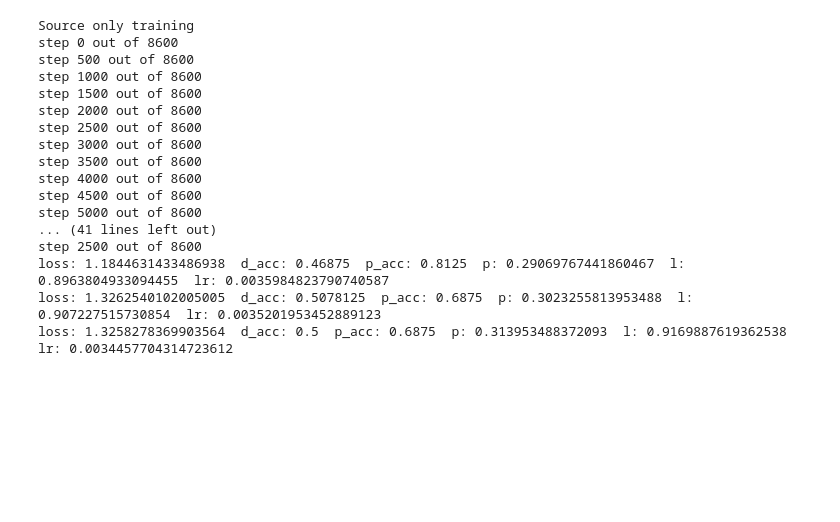
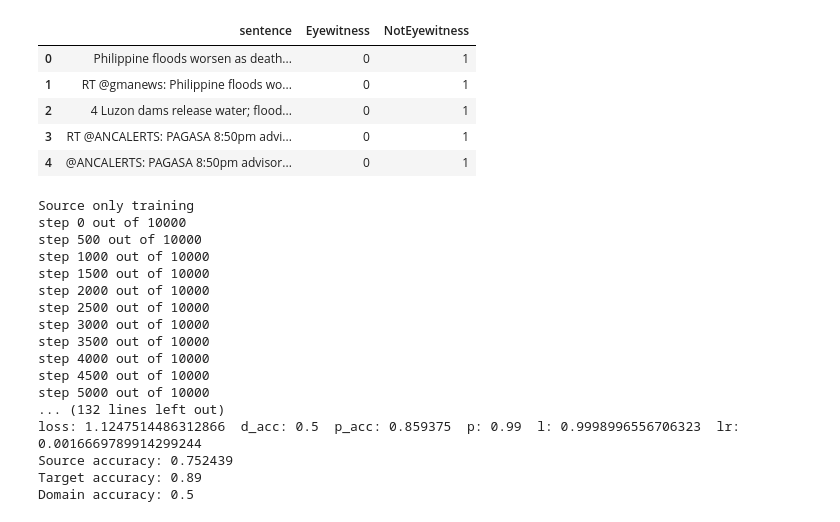
Before and after one commit to radusqrt/research, a Jupyter notebook: Eyewitness-DANN.ipynb, the cells around one changed output. Cells and saved outputs as stored; diff of their text form; code cells hidden in the pictures; blank space fills up the shorter version.

```diff
--- a/Eyewitness-DANN.ipynb
+++ b/Eyewitness-DANN.ipynb
@@ -40,6 +40,15 @@ source_labels = source_df[['Eyewitness', 'NotEyewitness']]
 
 target_examples = preprocess_text(target_df['sentence'])
 target_labels = target_df[['Eyewitness', 'NotEyewitness']]
+# %%
+source_df.head()
+# %% [output]
+|  | sentence | Eyewitness | NotEyewitness |
+| 0 | Philippine floods worsen as death... | 0 | 1 |
+| 1 | RT @gmanews: Philippine floods wo... | 0 | 1 |
+| 2 | 4 Luzon dams release water; flood... | 0 | 1 |
+| 3 | RT @ANCALERTS: PAGASA 8:50pm advi... | 0 | 1 |
+| 4 | @ANCALERTS: PAGASA 8:50pm advisor... | 0 | 1 |
 # %%
 # Set max_features size as the input convolutional matrix size
 cv = CountVectorizer(max_features=35*35*5)
@@ -162,7 +171,7 @@ with graph.as_default():
     correct_domain_pred = tf.equal(tf.argmax(model.domain, 1), tf.argmax(model.domain_pred, 1))
     domain_acc = tf.reduce_mean(tf.cast(correct_domain_pred, tf.float32))
 # %%
-def train_and_evaluate(training_mode, graph, model, num_steps=8600, verbose=True):
+def train_and_evaluate(training_mode, graph, model, num_steps=10000, verbose=True):
     """Helper to run the model with different training modes."""
 
 #     with session as sess:
@@ -248,22 +257,22 @@ print('Target accuracy:', target_acc)
 print('Domain accuracy:', d_acc)
 # %% [output]
 Source only training
-step 0 out of 8600
-step 500 out of 8600
-step 1000 out of 8600
-step 1500 out of 8600
-step 2000 out of 8600
-step 2500 out of 8600
-step 3000 out of 8600
-step 3500 out of 8600
-step 4000 out of 8600
-step 4500 out of 8600
-step 5000 out of 8600
-... (41 lines left out)
-step 2500 out of 8600
-loss: 1.1844631433486938  d_acc: 0.46875  p_acc: 0.8125  p: 0.29069767441860467  l: 0.8963804933094455  lr: 0.0035984823790740587
-loss: 1.3262540102005005  d_acc: 0.5078125  p_acc: 0.6875  p: 0.3023255813953488  l: 0.907227515730854  lr: 0.0035201953452889123
-loss: 1.3258278369903564  d_acc: 0.5  p_acc: 0.6875  p: 0.313953488372093  l: 0.9169887619362538  lr: 0.0034457704314723612
+step 0 out of 10000
+step 500 out of 10000
+step 1000 out of 10000
+step 1500 out of 10000
+step 2000 out of 10000
+step 2500 out of 10000
+step 3000 out of 10000
+step 3500 out of 10000
+step 4000 out of 10000
+step 4500 out of 10000
+step 5000 out of 10000
+... (132 lines left out)
+loss: 1.1247514486312866  d_acc: 0.5  p_acc: 0.859375  p: 0.99  l: 0.9998996556706323  lr: 0.0016669789914299244
+Source accuracy: 0.752439
+Target accuracy: 0.89
+Domain accuracy: 0.5
 # %%
 tsne = TSNE(perplexity=30, n_components=2, init='pca', n_iter=3000)
 source_only_tsne = tsne.fit_transform(source_only_emb)
```
Also changed, not shown: parts of 2 cells of this notebook, 2 other files.
